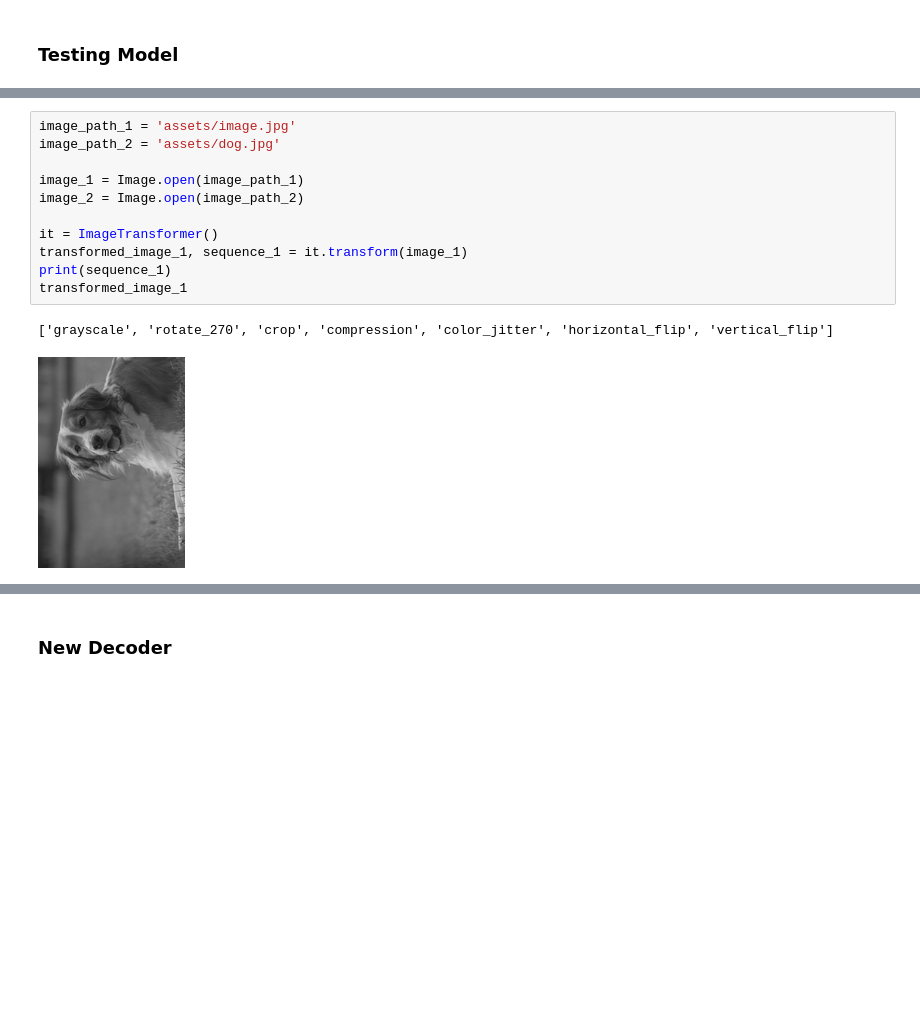
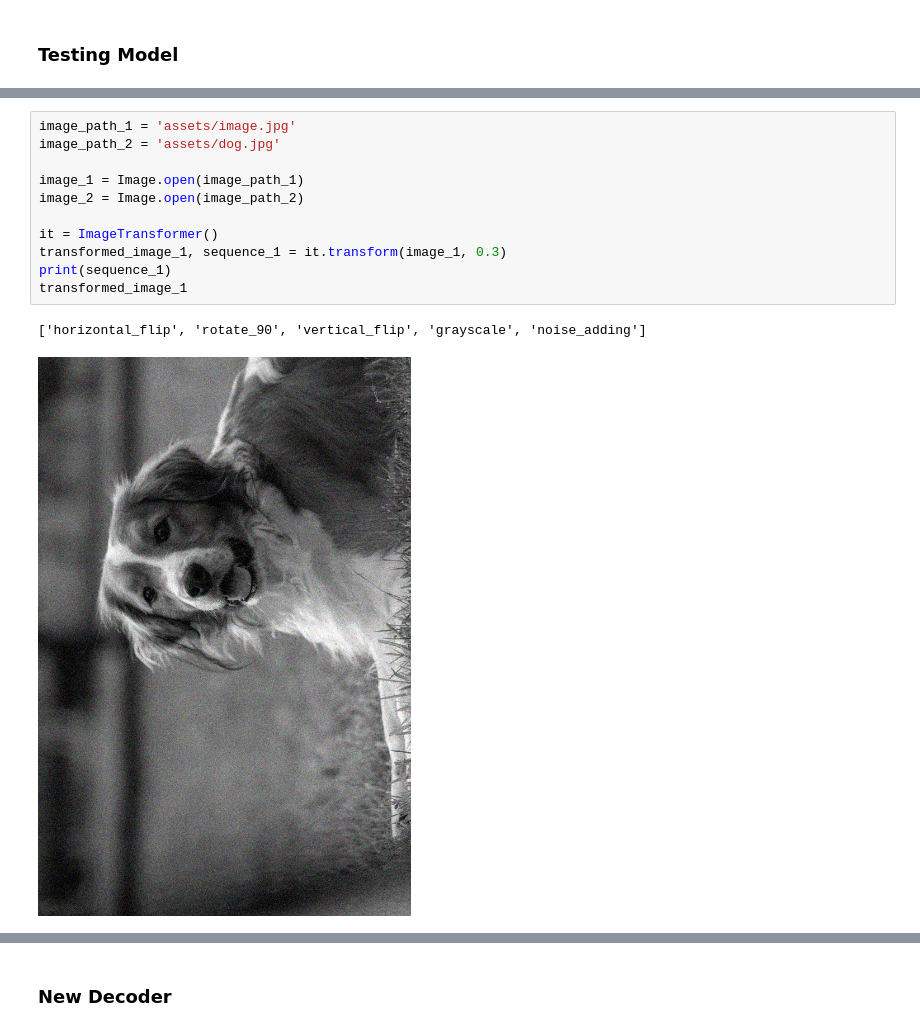
Before and after one commit to DorinDaniil/Image-Transform-Predict, a Jupyter notebook: testing_model.ipynb, the cells around one changed output, grey strips where cells are left out. Cells and saved outputs as stored; diff of their text form; blank space fills up the shorter version.

```diff
--- a/testing_model.ipynb
+++ b/testing_model.ipynb
@@ -36,17 +37,17 @@ ready
 # %%
 image_path_1 = 'assets/image.jpg'
 image_path_2 = 'assets/dog.jpg'
 
 image_1 = Image.open(image_path_1)
 image_2 = Image.open(image_path_2)
 
 it = ImageTransformer()
-transformed_image_1, sequence_1 = it.transform(image_1)
+transformed_image_1, sequence_1 = it.transform(image_1, 0.3)
 print(sequence_1)
 transformed_image_1
 # %% [output]
-['grayscale', 'rotate_270', 'crop', 'compression', 'color_jitter', 'horizontal_flip', 'vertical_flip']
+['horizontal_flip', 'rotate_90', 'vertical_flip', 'grayscale', 'noise_adding']
-[figure, old version]
+[figure, new version]
 # %%
 image_tensor_1 = preprocess(image_1).unsqueeze(0)
 image_tensor_2 = preprocess(image_2).unsqueeze(0)
```
Also changed, not shown: parts of 14 cells of this notebook, 21 other files.
